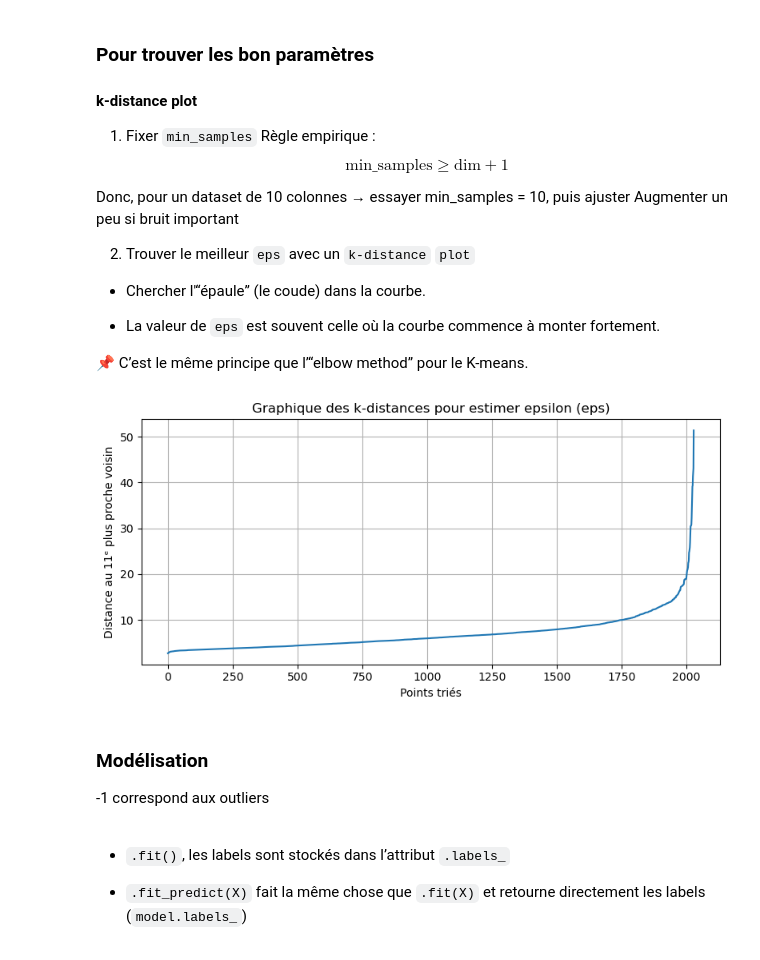
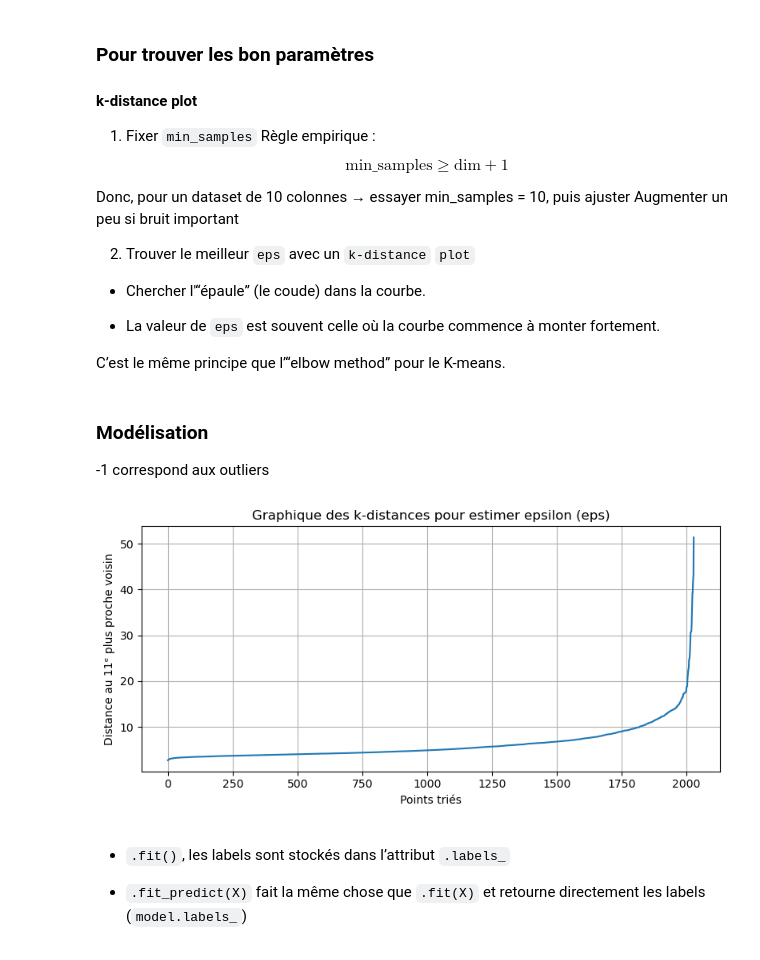
Before and after one commit to bruno-coulet/customer-personality-analysis, a Jupyter notebook: dbscan.ipynb, the cells around one changed output. Cells and saved outputs as stored; diff of their text form; code cells hidden in the pictures.

```diff
--- a/dbscan.ipynb
+++ b/dbscan.ipynb
@@ -28,31 +29,7 @@ Augmenter un peu si bruit important
 
 - La valeur de `eps` est souvent celle où la courbe commence à monter fortement.
 
-📌 C’est le même principe que l’“elbow method” pour le K-means.
+ C’est le même principe que l’“elbow method” pour le K-means.
-# %%
-from sklearn.neighbors import NearestNeighbors
-import matplotlib.pyplot as plt
-import numpy as np
-
-
-min_samples = 11
-neighbors = NearestNeighbors(n_neighbors=min_samples)
-neighbors_fit = neighbors.fit(X)
-distances, indices = neighbors_fit.kneighbors(X)
-
-# On prend la distance au k-ième plus proche voisin
-k_distances = np.sort(distances[:, -1])  # la colonne -1 = la plus grande distance pour chaque point
-
-# Tracé du k-distance plot
-plt.figure(figsize=(8, 4))
-plt.plot(k_distances)
-plt.xlabel("Points triés")
-plt.ylabel(f"Distance au {min_samples}ᵉ plus proche voisin")
-plt.title("Graphique des k-distances pour estimer epsilon (eps)")
-plt.grid(True)
-plt.tight_layout()
-# %% [output]
-[figure, old version]
 # %% [markdown]
 ### Modélisation
 
@@ -62,4 +39,26 @@ EPS = 10
 MinSAMPLES = 11
+# %%
+from sklearn.neighbors import NearestNeighbors
+import matplotlib.pyplot as plt
+import numpy as np
+
+neighbors = NearestNeighbors(n_neighbors=MinSAMPLES)
+neighbors_fit = neighbors.fit(X)
+distances, indices = neighbors_fit.kneighbors(X)
+
+# On prend la distance au k-ième plus proche voisin
+k_distances = np.sort(distances[:, -1])  # la colonne -1 = la plus grande distance pour chaque point
+
+# Tracé du k-distance plot
+plt.figure(figsize=(8, 4))
+plt.plot(k_distances)
+plt.xlabel("Points triés")
+plt.ylabel(f"Distance au {MinSAMPLES}ᵉ plus proche voisin")
+plt.title("Graphique des k-distances pour estimer epsilon (eps)")
+plt.grid(True)
+plt.tight_layout()
+# %% [output]
+[figure, new version]
 # %% [markdown]
 - `.fit()`, les labels sont stockés dans l’attribut `.labels_`
 
```
Also changed, not shown: parts of 14 cells of this notebook.
